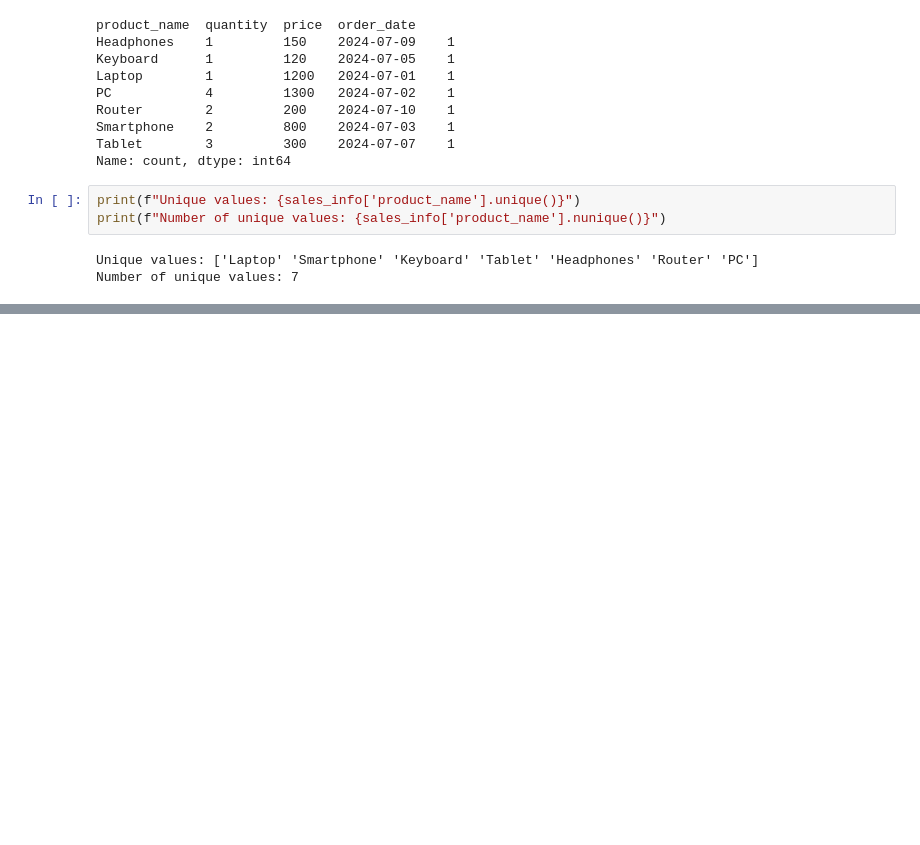
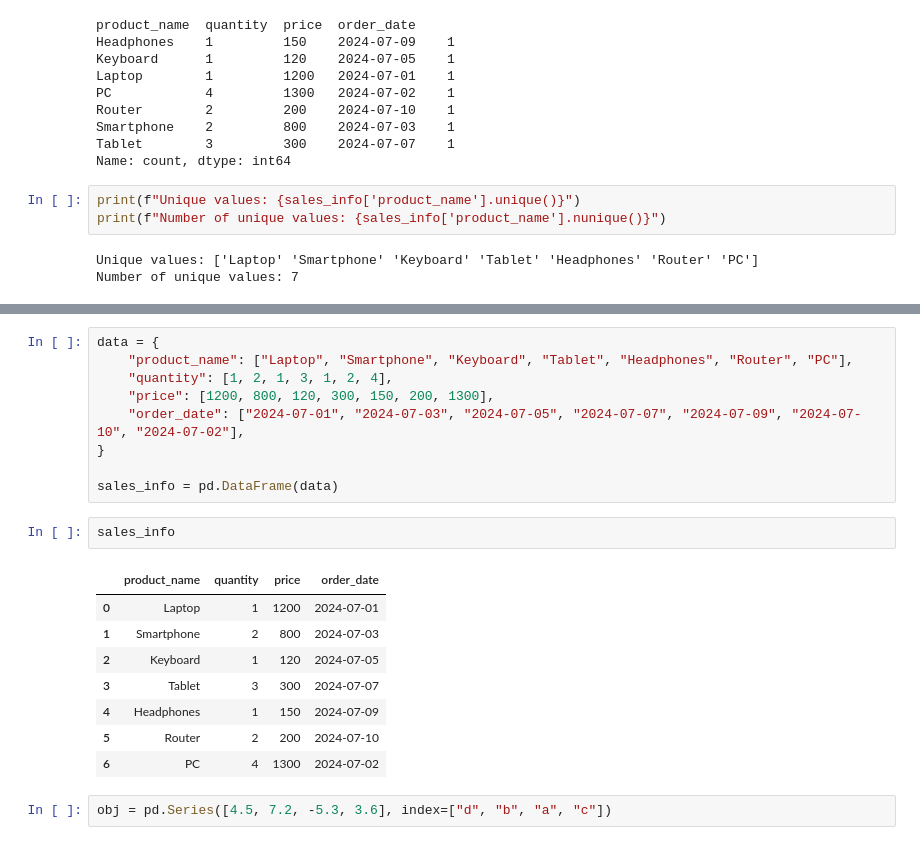
Before and after one commit to maxkatkalov/colabs, a Jupyter notebook: pands_tasks.ipynb, the cells around one changed output, grey strips where cells are left out. Saved outputs shown, nothing was run; the diff lists cells and outputs as text; blank space fills up the shorter version.

Commit message:
Data Selection from DataFrames

```diff
--- a/pands_tasks.ipynb
+++ b/pands_tasks.ipynb
@@ -326,0 +334,22 @@ usd_data.head()
+# %%
+data = {
+    "product_name": ["Laptop", "Smartphone", "Keyboard", "Tablet", "Headphones", "Router", "PC"],
+    "quantity": [1, 2, 1, 3, 1, 2, 4],
+    "price": [1200, 800, 120, 300, 150, 200, 1300],
+    "order_date": ["2024-07-01", "2024-07-03", "2024-07-05", "2024-07-07", "2024-07-09", "2024-07-10", "2024-07-02"],
+}
+
+sales_info = pd.DataFrame(data)
+# %%
+sales_info
+# %% [output]
+|  | product_name | quantity | price | order_date |
+| 0 | Laptop | 1 | 1200 | 2024-07-01 |
+| 1 | Smartphone | 2 | 800 | 2024-07-03 |
+| 2 | Keyboard | 1 | 120 | 2024-07-05 |
+| 3 | Tablet | 3 | 300 | 2024-07-07 |
+| 4 | Headphones | 1 | 150 | 2024-07-09 |
+| 5 | Router | 2 | 200 | 2024-07-10 |
+| 6 | PC | 4 | 1300 | 2024-07-02 |
+# %%
+obj = pd.Series([4.5, 7.2, -5.3, 3.6], index=["d", "b", "a", "c"])
```
Also changed, not shown: parts of 46 cells of this notebook, 1 other file.
